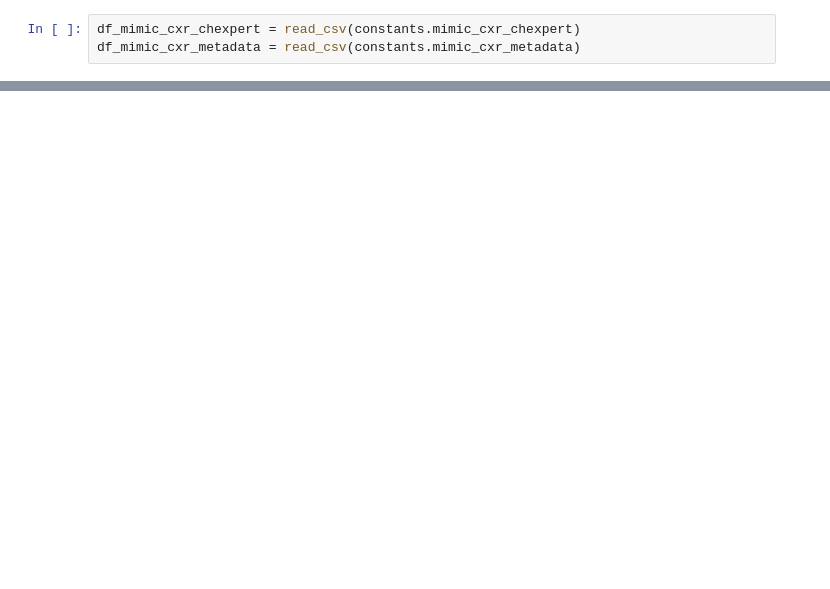
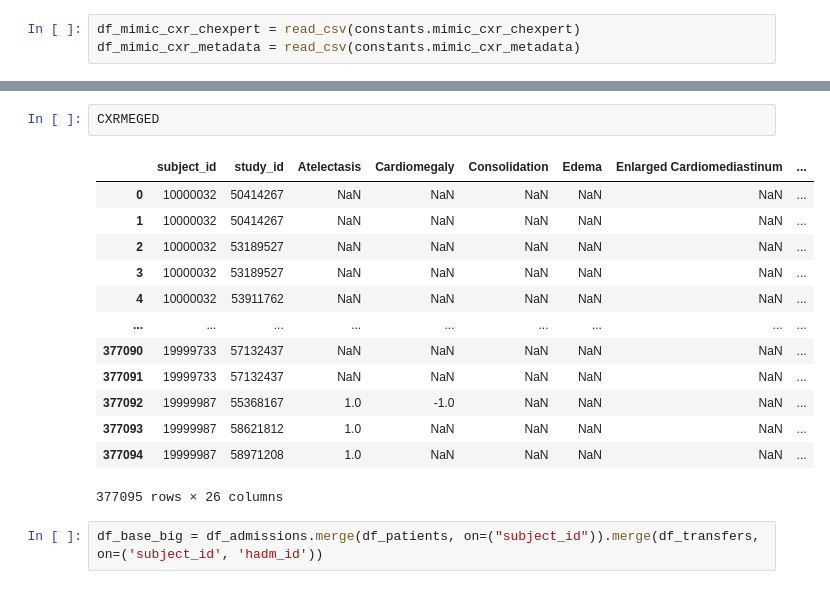
Before and after one commit to BrahimFakri/Patient-Health-Data-Analysis-And-Feature-Extraction-For-Machine-Learning, a Jupyter notebook: notebooks/embeddings_generation.ipynb, the cells around one changed output, grey strips where cells are left out. Drawn from its saved outputs; the diff is of its cells as text; blank space fills up the shorter version.

```diff
--- a/notebooks/embeddings_generation.ipynb
+++ b/notebooks/embeddings_generation.ipynb
@@ -56,0 +182,18 @@ df_mimic_cxr_metadata = read_csv(constants.mimic_cxr_metadata)
+# %%
+CXRMEGED
+# %% [output]
+|  | subject_id | study_id | Atelectasis | Cardiomegaly | Consolidation | Edema | Enlarged Cardiomediastinum | ... |
+| 0 | 10000032 | 50414267 | NaN | NaN | NaN | NaN | NaN | ... |
+| 1 | 10000032 | 50414267 | NaN | NaN | NaN | NaN | NaN | ... |
+| 2 | 10000032 | 53189527 | NaN | NaN | NaN | NaN | NaN | ... |
+| 3 | 10000032 | 53189527 | NaN | NaN | NaN | NaN | NaN | ... |
+| 4 | 10000032 | 53911762 | NaN | NaN | NaN | NaN | NaN | ... |
+| ... | ... | ... | ... | ... | ... | ... | ... | ... |
+| 377090 | 19999733 | 57132437 | NaN | NaN | NaN | NaN | NaN | ... |
+| 377091 | 19999733 | 57132437 | NaN | NaN | NaN | NaN | NaN | ... |
+| 377092 | 19999987 | 55368167 | 1.0 | -1.0 | NaN | NaN | NaN | ... |
+| 377093 | 19999987 | 58621812 | 1.0 | NaN | NaN | NaN | NaN | ... |
+| 377094 | 19999987 | 58971208 | 1.0 | NaN | NaN | NaN | NaN | ... |
+377095 rows × 26 columns
+# %%
+df_base_big = df_admissions.merge(df_patients, on=("subject_id")).merge(df_transfers, on=('subject_id', 'hadm_id'))
```
Also changed, not shown: parts of 48 cells of this notebook, 2 other files.
